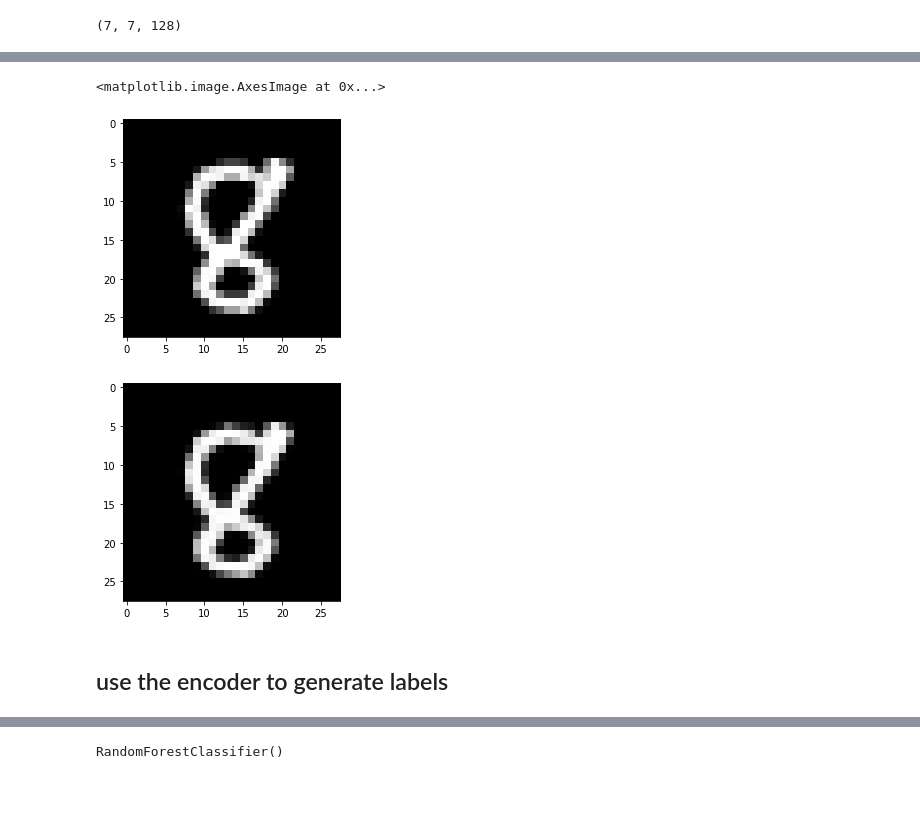
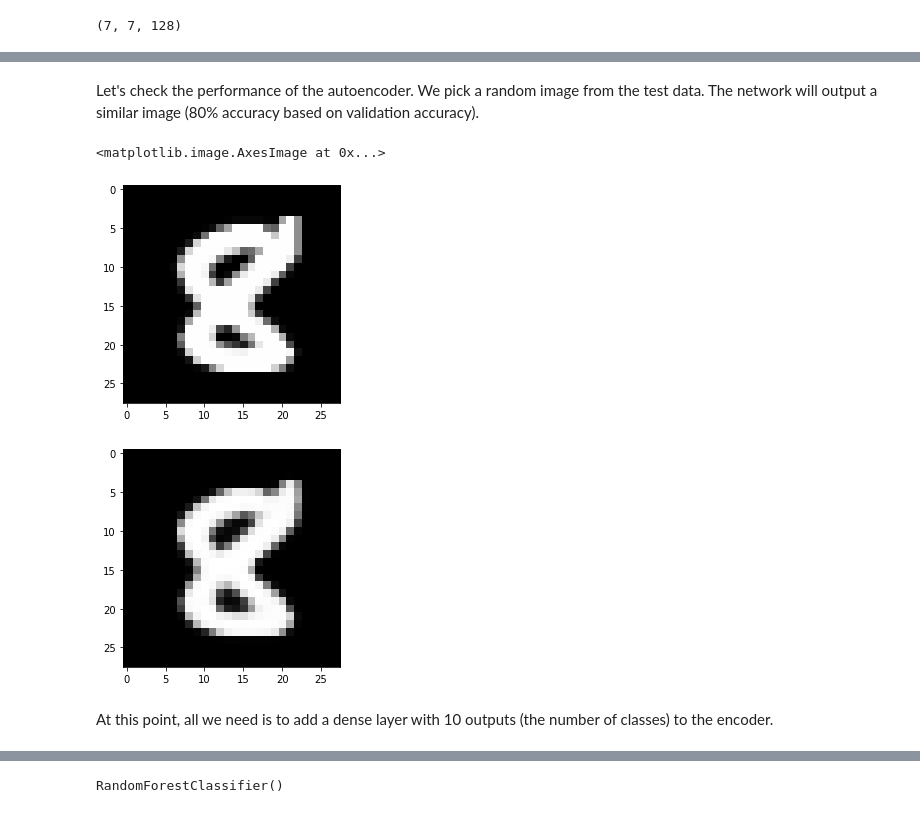
Before and after one commit to zaitrik/label_generation, a Jupyter notebook: label_generation.ipynb, the cells around one changed output, grey strips where cells are left out. Saved outputs shown, nothing was run; the diff lists cells and outputs as text; code cells hidden in the pictures.

Commit message:
add markdown, need conclusion and proofread before article

```diff
--- a/label_generation.ipynb
+++ b/label_generation.ipynb
@@ -264,19 +298,21 @@ decoder.save('decoder')
 encoder = keras.models.load_model('encoder')
 decoder = keras.models.load_model('decoder')
 enc_dec = Sequential([encoder,decoder])
+# %% [markdown]
+Let's check the performance of the autoencoder. We pick a random image from the test data. The network will output a similar image (80% accuracy based on validation accuracy).
 # %%
-random_label = np.random.randint(0,59999)
-img_sample = x_train[random_label,:,:]
+random_label = np.random.randint(0,9999)
+img_sample = x_test[random_label,:,:]
 plt.imshow(img_sample, cmap='gray');
 pred_img = enc_dec.predict(img_sample.reshape((1,28,28,1)))
 plt.figure();
 plt.imshow(pred_img.reshape(28,28,1), cmap='gray');
 # %% [output]
 <matplotlib.image.AxesImage at 0x...>
-[figure, old version]
+[figure, new version]
-[figure, old version]
+[figure, new version]
-# %% [markdown]
-## use the encoder to generate labels
+# %% [markdown]
+At this point, all we need is to add a dense layer with 10 outputs (the number of classes) to the encoder.
 # %%
 dense_encoder = Sequential()
 dense_encoder.add(Flatten(input_shape = encoder_out_dim ))
```
Also changed, not shown: parts of 50 cells of this notebook, 8 other files.
